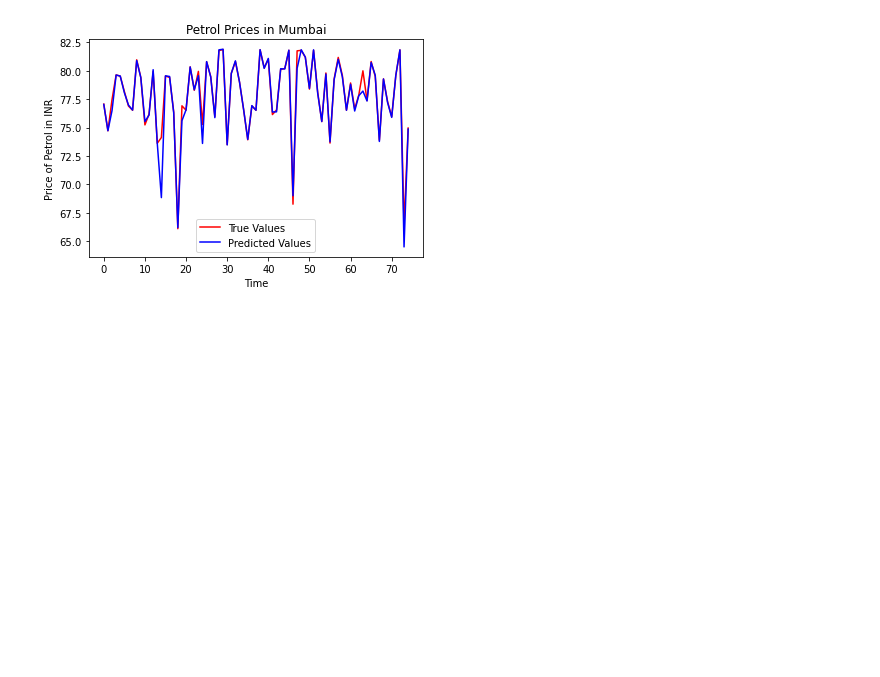
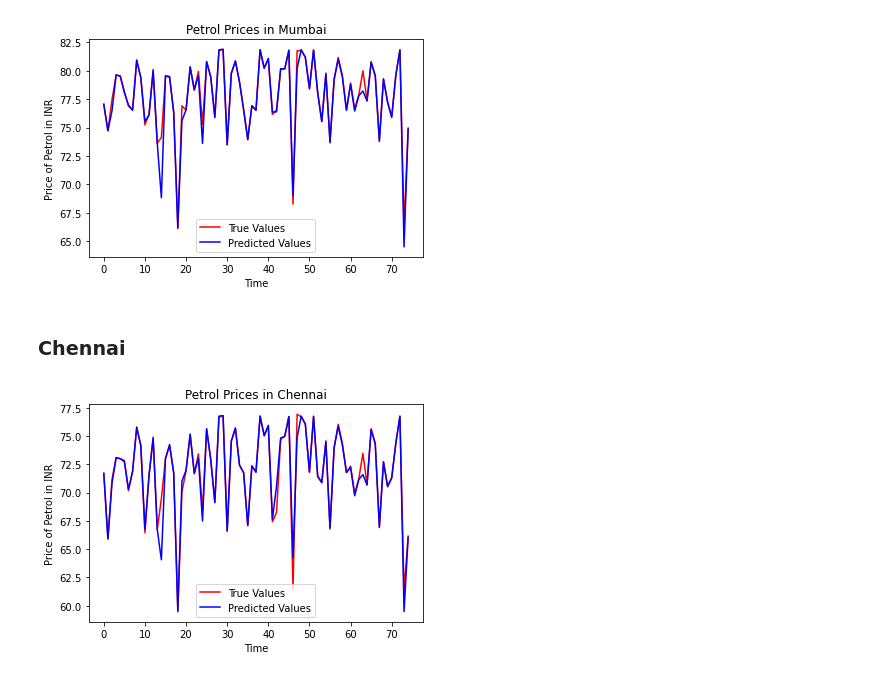
Before and after one commit to KshitijDat/Fuel_Price_Predictor, a Jupyter notebook: fuel.ipynb, the cells around one changed output. Cells and saved outputs as stored; diff of their text form; code cells hidden in the pictures; blank space fills up the shorter version.

```diff
--- a/fuel.ipynb
+++ b/fuel.ipynb
@@ -302,3 +282,15 @@ plt.legend(("True Values","Predicted Values"))
 plt.show()
 # %% [output]
 [figure]
+# %% [markdown]
+### Chennai
+# %%
+plt.plot(y_test[:,3],color='red')
+plt.plot(y_pred[:,3],color='blue')
+plt.xlabel("Time")
+plt.ylabel("Price of Petrol in INR")
+plt.title("Petrol Prices in Chennai")
+plt.legend(("True Values","Predicted Values"))
+plt.show()
+# %% [output]
+[figure, added]
```
Also changed, not shown: parts of 5 cells of this notebook.
